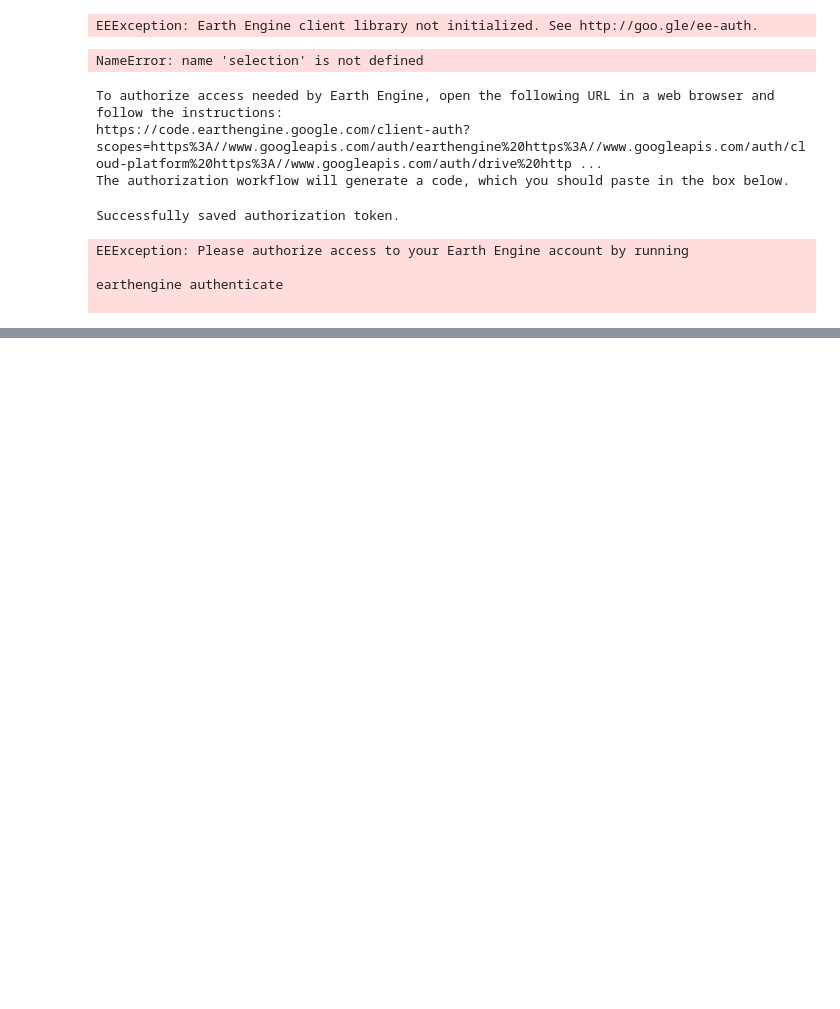
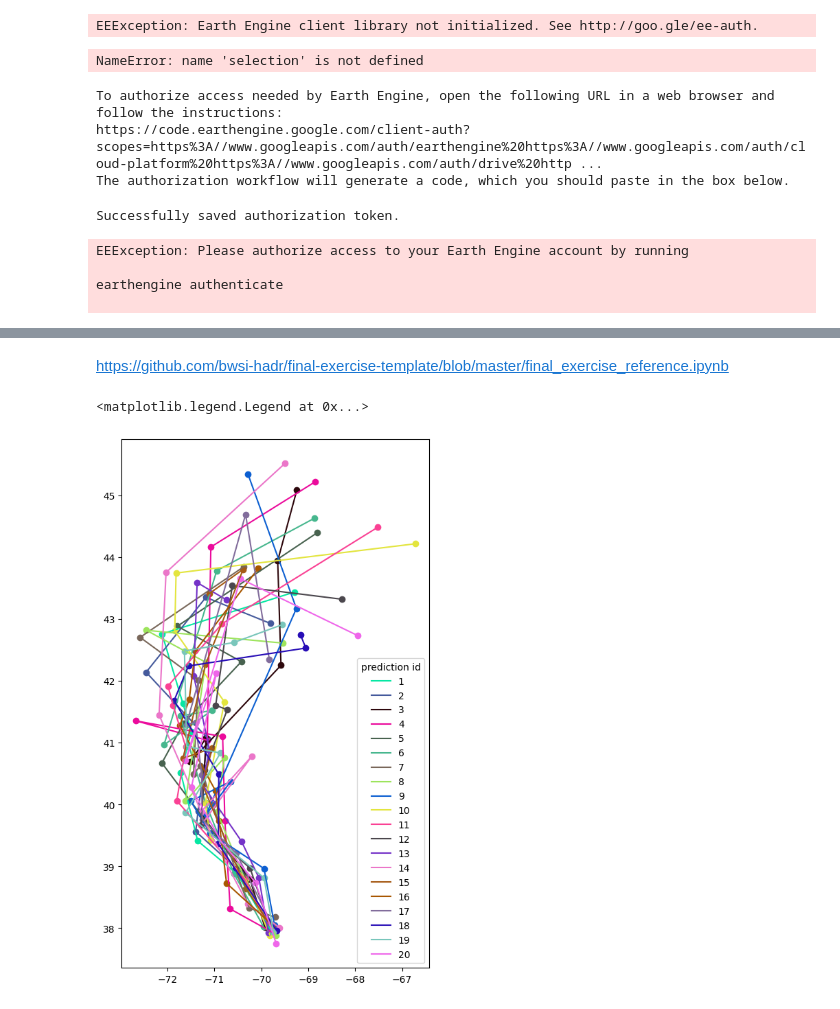
Before and after one commit to bwsi-hadr-2025-final-project/Logistics, a Jupyter notebook: src/Notebook 1.ipynb, the cells around one changed output, grey strips where cells are left out. Drawn from its saved outputs; the diff is of its cells as text; code cells hidden in the pictures; blank space fills up the shorter version.

Commit message:
Autosave
This commit was created by Deepnote. Project url: https://deepnote.com/project/2dcc0f2a-2908-4fb2-84a7-f396276d2cf8

```diff
--- a/src/Notebook 1.ipynb
+++ b/src/Notebook 1.ipynb
@@ -479,0 +519,5 @@ earthengine authenticate
+# %%
+# Forecasts
+day1_forecast = gpd.read_file('https://files.bwsi-remote-sensing.net/data/final/day1/day1_forecasts_2025.geojson')
+# %%
+random_color = lambda: np.random.random(3)
@@ -479,0 +540,13 @@ earthengine authenticate
+# %% [markdown]
+https://github.com/bwsi-hadr/final-exercise-template/blob/master/final_exercise_reference.ipynb
+# %%
+fig, ax = plt.subplots(1, 1, figsize=(10,10))
+for pred_id, pred in day1_forecast.groupby('prediction'):
+    c = random_color()
+    pred.plot(color=c, ax=ax)
+    line_to_plot = LineString(pred.geometry.values)
+    ax.plot(line_to_plot.xy[0], line_to_plot.xy[1], color=c, label=f'{pred_id}')
+ax.legend(title='prediction id')
+# %% [output]
+<matplotlib.legend.Legend at 0x...>
+[figure, added]
```
Also changed, not shown: parts of 15 cells of this notebook.
